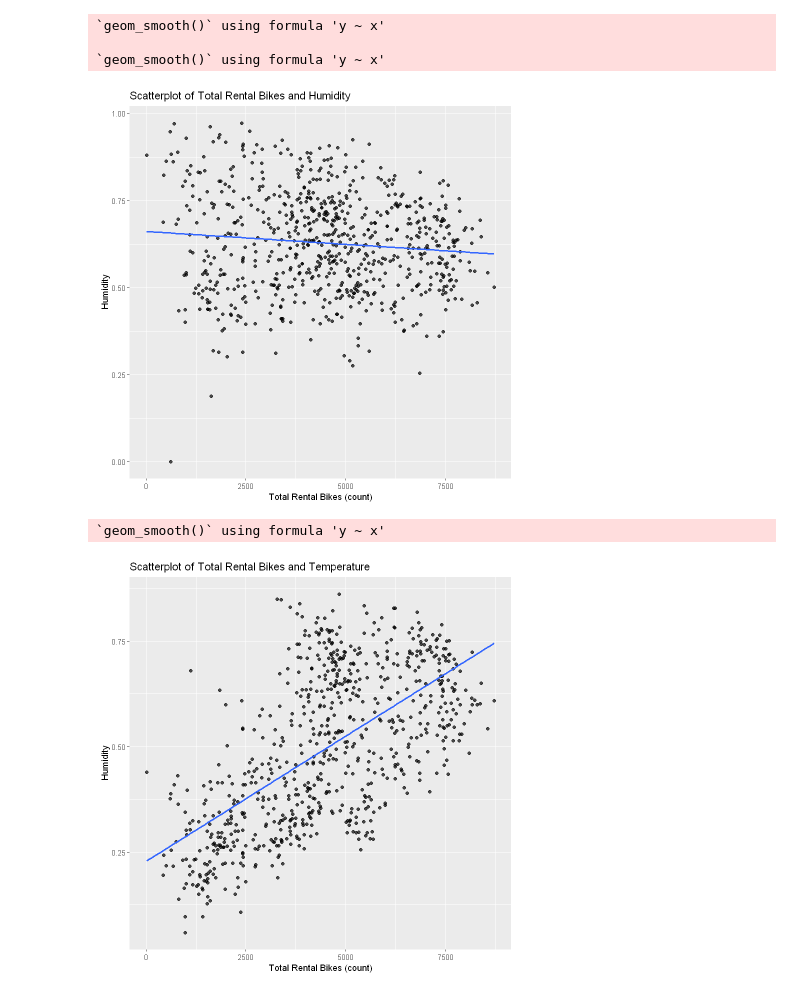
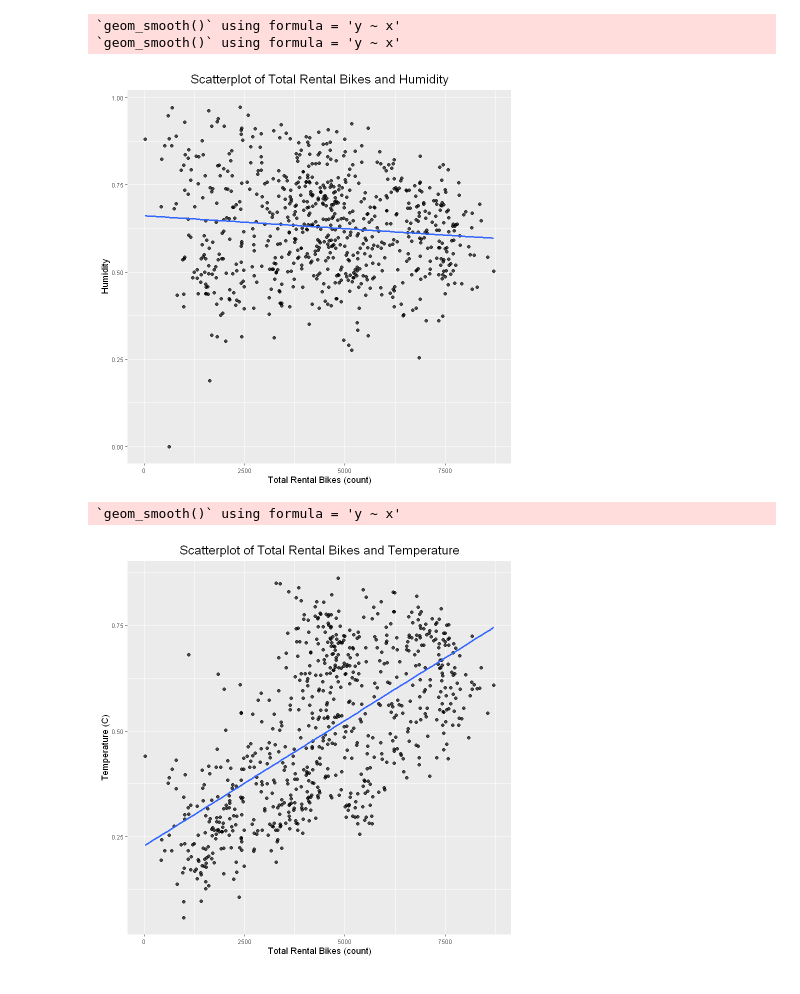
Before and after one commit to freinric/Modeling-Bike-Rentals, a Jupyter notebook: Some extra plots.ipynb, the cells around one changed output. Drawn from its saved outputs; the diff is of its cells as text; code cells hidden in the pictures.

```diff
--- a/Some extra plots.ipynb
+++ b/Some extra plots.ipynb
@@ -6,27 +18,47 @@ myday = read.csv("Bike-Sharing-Dataset//day.csv", header = TRUE)
 # %%
 ggplot(myday, aes(x = cnt, y = hum)) +
   geom_point(alpha = 0.7) +
   geom_smooth(method = "lm", se = FALSE) +
   labs(title = "Scatterplot of Total Rental Bikes and Humidity",
-       x = "Total Rental Bikes (count)", y = "Humidity")
+       x = "Total Rental Bikes (count)", y = "Humidity") +
+theme(axis.title.x = element_text(size = 11),
+    axis.title.y = element_text(size = 11),
+    plot.title = element_text(size = 15, hjust = 0.5),
+    legend.position = "top", legend.justification = "right",
+    legend.text = element_text(size = 7),
+    axis.text.x = element_text(size = 7),
+    axis.text.y = element_text(size = 7))
 
 
 ggplot(myday, aes(x = cnt, y = temp)) +
   geom_point(alpha = 0.7) +
   geom_smooth(method = "lm", se = FALSE) +
   labs(title = "Scatterplot of Total Rental Bikes and Temperature",
-       x = "Total Rental Bikes (count)", y = "Humidity")
+       x = "Total Rental Bikes (count)", y = "Temperature (C)") +
+theme(axis.title.x = element_text(size = 11),
+    axis.title.y = element_text(size = 11),
+    plot.title = element_text(size = 15, hjust = 0.5),
+    legend.position = "top", legend.justification = "right",
+    legend.text = element_text(size = 7),
+    axis.text.x = element_text(size = 7),
+    axis.text.y = element_text(size = 7))
 
 
 ggplot(myday, aes(x = cnt, y = windspeed)) +
   geom_point(alpha = 0.7) +
   geom_smooth(method = "lm", se = FALSE) +
   labs(title = "Scatterplot of Total Rental Bikes and Windspeed",
-       x = "Total Rental Bikes (count)", y = "Humidity")
+       x = "Total Rental Bikes (count)", y = "Windspeed") +
+theme(axis.title.x = element_text(size = 11),
+    axis.title.y = element_text(size = 11),
+    plot.title = element_text(size = 15, hjust = 0.5),
+    legend.position = "top", legend.justification = "right",
+    legend.text = element_text(size = 7),
+    axis.text.x = element_text(size = 7),
+    axis.text.y = element_text(size = 7))
 # %% [output]
-`geom_smooth()` using formula 'y ~ x'
-
-`geom_smooth()` using formula 'y ~ x'
+`geom_smooth()` using formula = 'y ~ x'
+`geom_smooth()` using formula = 'y ~ x'
-[figure, old version]
+[figure, new version]
-`geom_smooth()` using formula 'y ~ x'
+`geom_smooth()` using formula = 'y ~ x'
-[figure, old version]
+[figure, new version]
```
Also changed, not shown: parts of 4 cells of this notebook, 2 other files.
